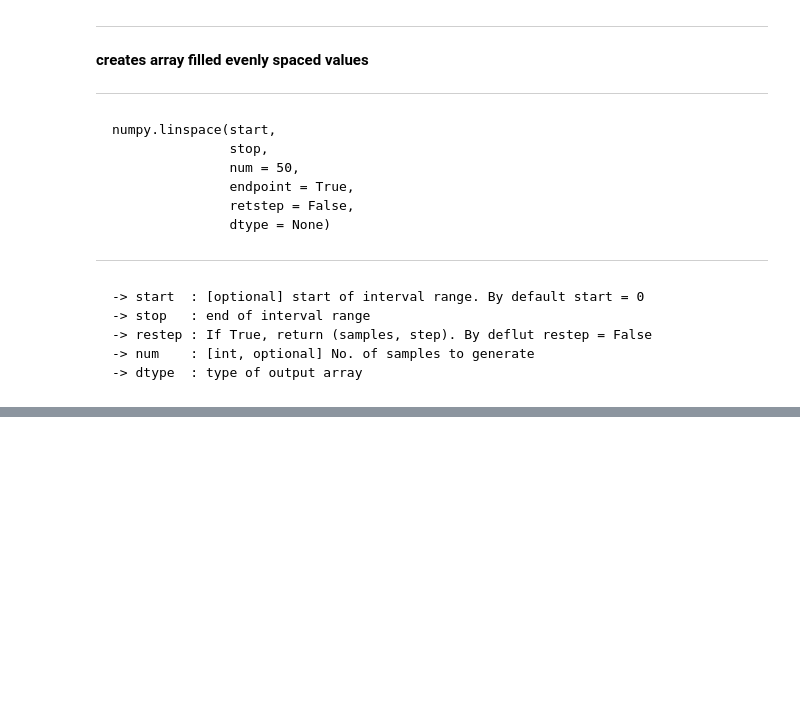
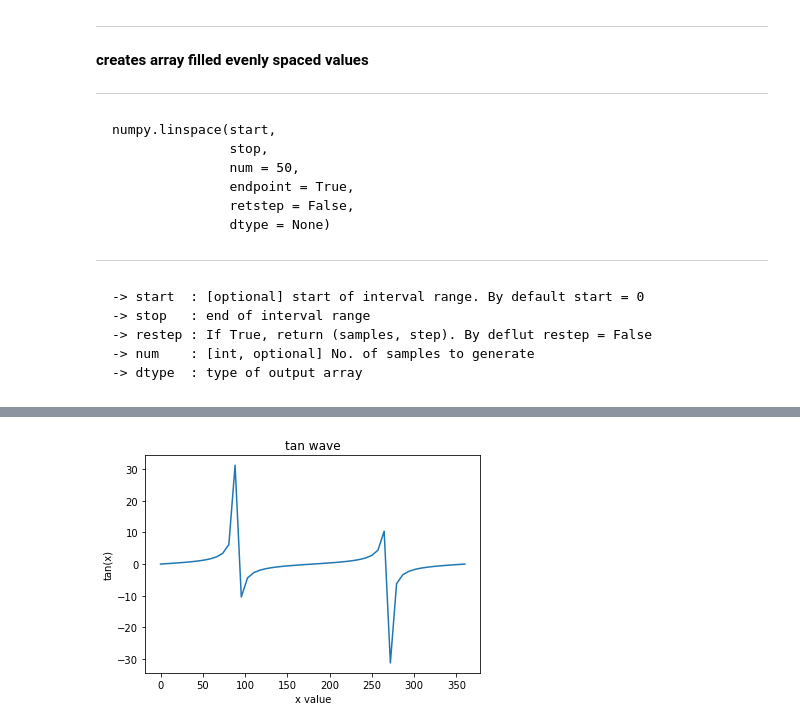
Before and after one commit to ikaushikpal/ML_Prerequisite, a Jupyter notebook: numpy basics/NumPy Tutorials from Amulya's Academy.ipynb, the cells around one changed output, grey strips where cells are left out. Saved outputs shown, nothing was run; the diff lists cells and outputs as text; code cells hidden in the pictures; blank space fills up the shorter version.

```diff
--- a/numpy basics/NumPy Tutorials from Amulya's Academy.ipynb
+++ b/numpy basics/NumPy Tutorials from Amulya's Academy.ipynb
@@ -260,0 +349,15 @@ ___
+# %%
+import matplotlib.pyplot as plt
+
+
+tan_points = np.linspace(0, 360, 50)
+radian_Values = np.radians(tan_points)
+tan_values = np.tan(radian_Values)
+
+plt.plot(tan_points, tan_values)
+plt.title("tan wave")
+plt.ylabel("tan(x)")
+plt.xlabel("x value")
+plt.show()
+# %% [output]
+[figure, added]
```
Also changed, not shown: parts of 44 cells of this notebook.
